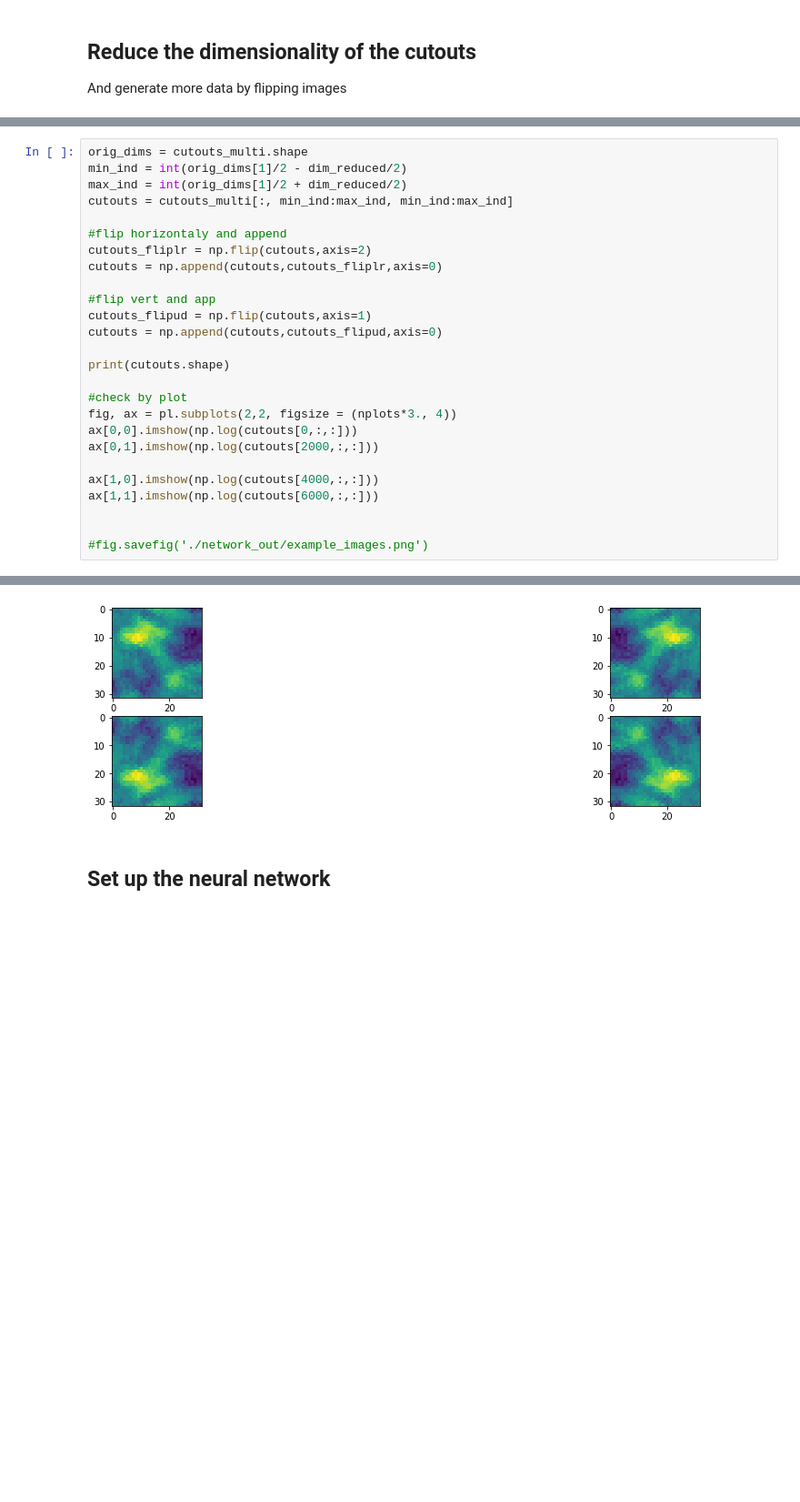
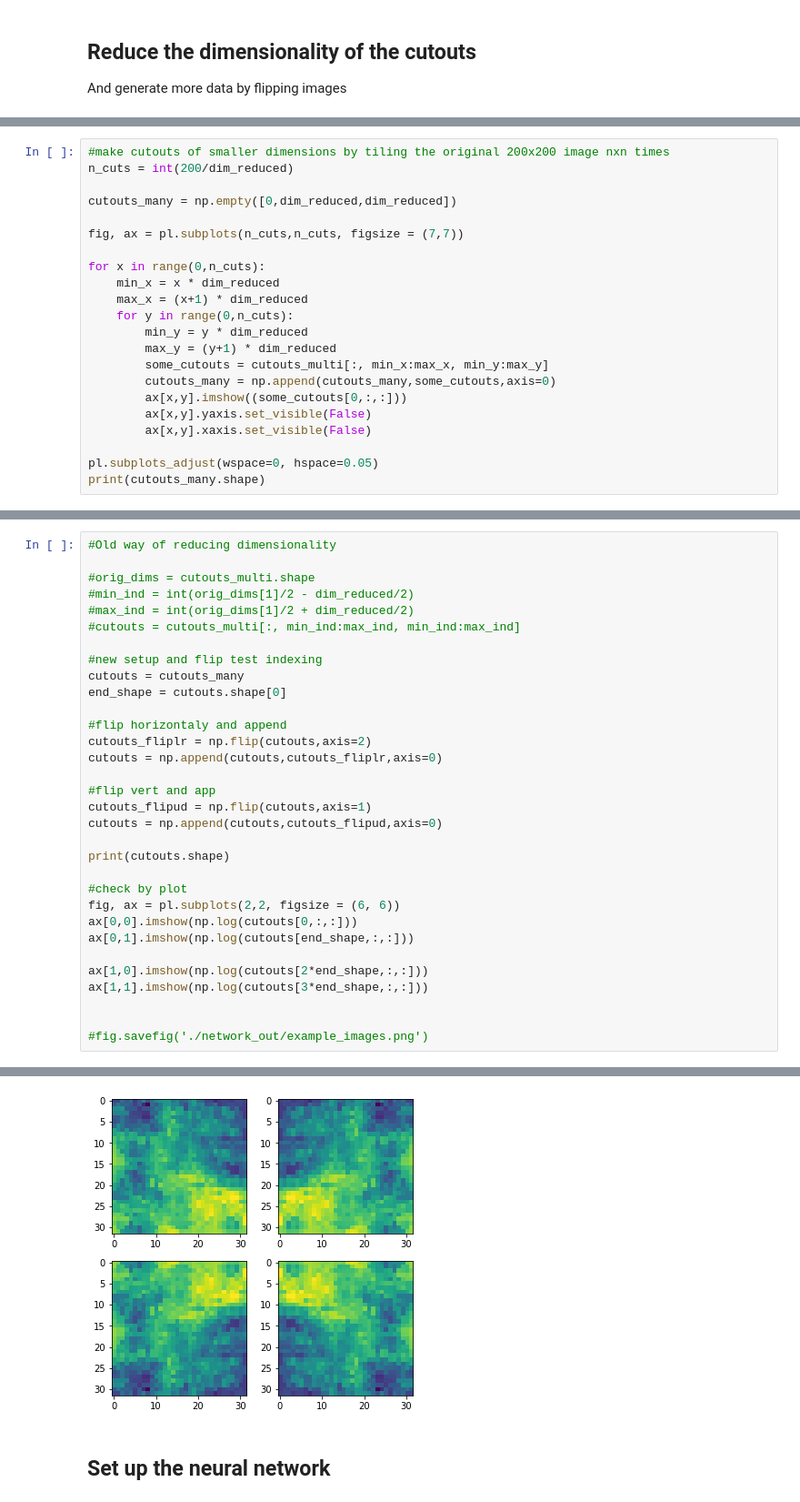
Before and after one commit to ebaxter/planck_net, a Jupyter notebook: DKPredict.ipynb, the cells around one changed output, grey strips where cells are left out. Shown at 91% size. Saved outputs shown, nothing was run; the diff lists cells and outputs as text; blank space fills up the shorter version.

```diff
--- a/DKPredict.ipynb
+++ b/DKPredict.ipynb
@@ -76,0 +73,22 @@ And generate more data by flipping images
+# %%
+#make cutouts of smaller dimensions by tiling the original 200x200 image nxn times
+n_cuts = int(200/dim_reduced)
+
+cutouts_many = np.empty([0,dim_reduced,dim_reduced])
+
+fig, ax = pl.subplots(n_cuts,n_cuts, figsize = (7,7))
+
+for x in range(0,n_cuts):
+    min_x = x * dim_reduced
+    max_x = (x+1) * dim_reduced
+    for y in range(0,n_cuts):
+        min_y = y * dim_reduced
+        max_y = (y+1) * dim_reduced
+        some_cutouts = cutouts_multi[:, min_x:max_x, min_y:max_y]
+        cutouts_many = np.append(cutouts_many,some_cutouts,axis=0)
+        ax[x,y].imshow((some_cutouts[0,:,:]))
+        ax[x,y].yaxis.set_visible(False)
+        ax[x,y].xaxis.set_visible(False)
+
+pl.subplots_adjust(wspace=0, hspace=0.05)
+print(cutouts_many.shape)
@@ -77,8 +98,14 @@ And generate more data by flipping images
 # %%
-orig_dims = cutouts_multi.shape
-min_ind = int(orig_dims[1]/2 - dim_reduced/2)
-max_ind = int(orig_dims[1]/2 + dim_reduced/2)
-cutouts = cutouts_multi[:, min_ind:max_ind, min_ind:max_ind]
+#Old way of reducing dimensionality
+
+#orig_dims = cutouts_multi.shape
+#min_ind = int(orig_dims[1]/2 - dim_reduced/2)
+#max_ind = int(orig_dims[1]/2 + dim_reduced/2)
+#cutouts = cutouts_multi[:, min_ind:max_ind, min_ind:max_ind]
+
+#new setup and flip test indexing
+cutouts = cutouts_many
+end_shape = cutouts.shape[0]
 
 #flip horizontaly and append
 cutouts_fliplr = np.flip(cutouts,axis=2)
@@ -91,12 +118,12 @@ cutouts = np.append(cutouts,cutouts_flipud,axis=0)
 print(cutouts.shape)
 
 #check by plot
-fig, ax = pl.subplots(2,2, figsize = (nplots*3., 4))
+fig, ax = pl.subplots(2,2, figsize = (6, 6))
 ax[0,0].imshow(np.log(cutouts[0,:,:]))
-ax[0,1].imshow(np.log(cutouts[2000,:,:]))
+ax[0,1].imshow(np.log(cutouts[end_shape,:,:]))
 
-ax[1,0].imshow(np.log(cutouts[4000,:,:]))
-ax[1,1].imshow(np.log(cutouts[6000,:,:]))
+ax[1,0].imshow(np.log(cutouts[2*end_shape,:,:]))
+ax[1,1].imshow(np.log(cutouts[3*end_shape,:,:]))
 
 
 #fig.savefig('./network_out/example_images.png')
@@ -105,4 +132,4 @@ ax[1,1].imshow(np.log(cutouts[6000,:,:]))
 <matplotlib.image.AxesImage at 0x...>
-[figure, old version]
+[figure, new version]
 # %% [markdown]
 ## Set up the neural network
```
Also changed, not shown: parts of 28 cells of this notebook.
